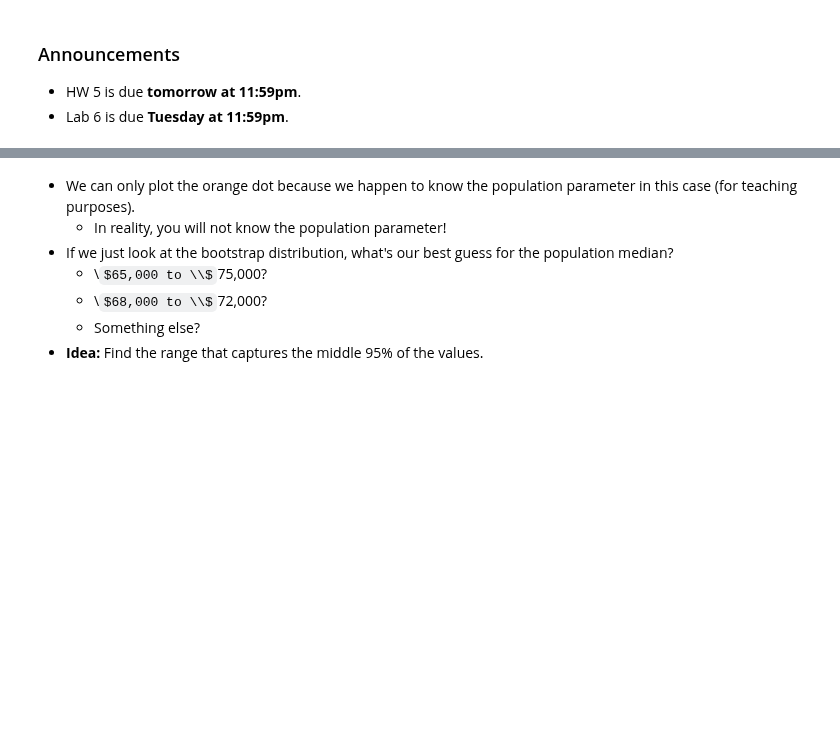
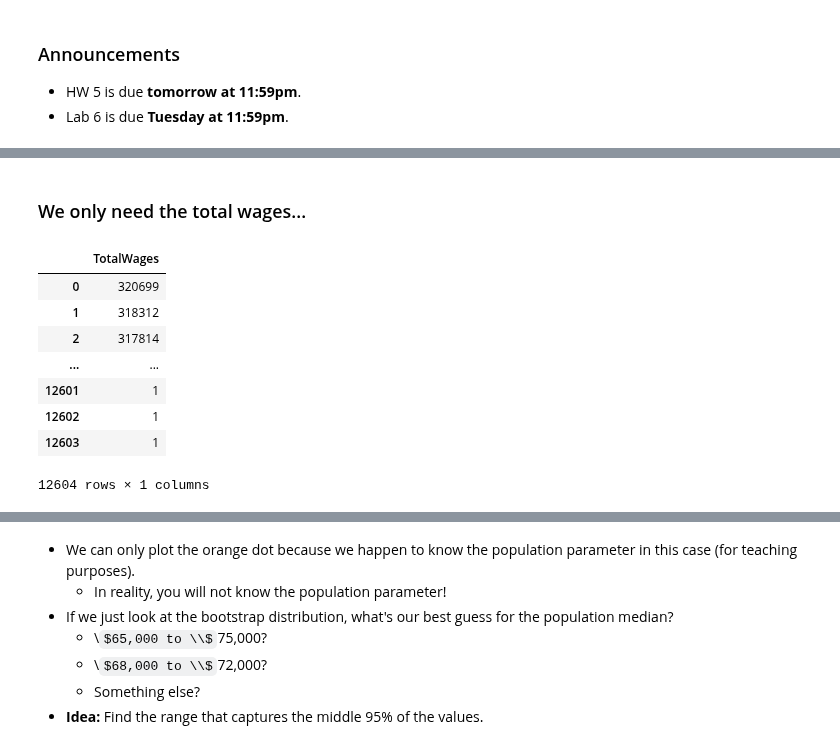
Before and after one commit to dsc-courses/dsc10-2022-su, a Jupyter notebook: lectures/lec19/lec19.ipynb, the cells around one changed output, grey strips where cells are left out. Cells and saved outputs as stored; diff of their text form; code cells hidden in the pictures; some formulas as TeX source; blank space fills up the shorter version.

```diff
--- a/lectures/lec19/lec19.ipynb
+++ b/lectures/lec19/lec19.ipynb
@@ -51,0 +83,15 @@ def show_confidence_interval_slides():
+# %% [markdown]
+### We only need the total wages...
+# %%
+population = population.get(['TotalWages'])
+population
+# %% [output]
+|  | TotalWages |
+| 0 | 320699 |
+| 1 | 318312 |
+| 2 | 317814 |
+| ... | ... |
+| 12601 | 1 |
+| 12602 | 1 |
+| 12603 | 1 |
+12604 rows × 1 columns
```
Also changed, not shown: parts of 72 cells of this notebook, 1 other file.
